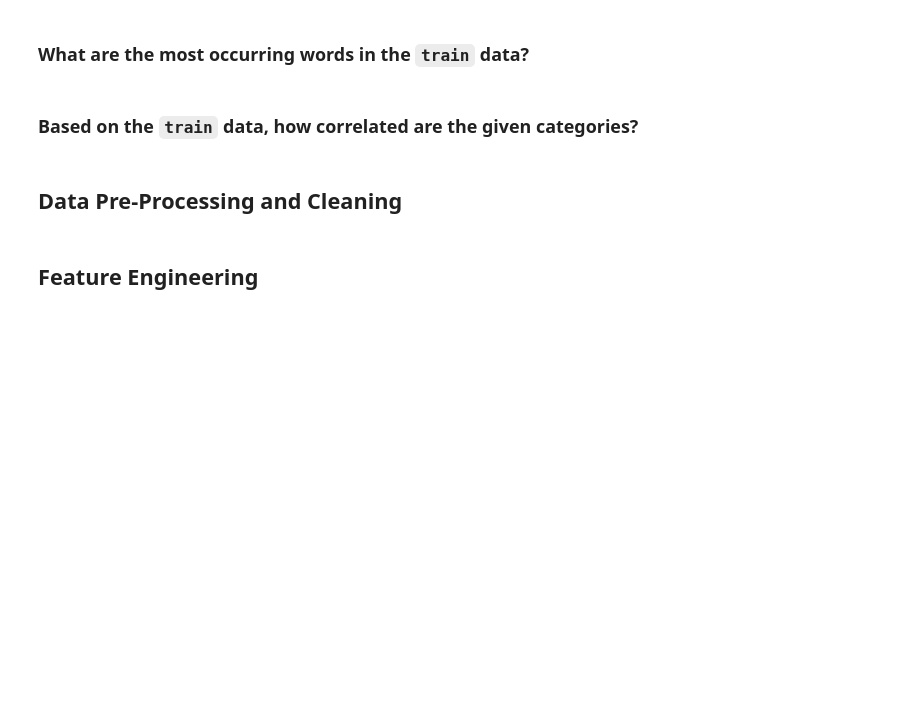
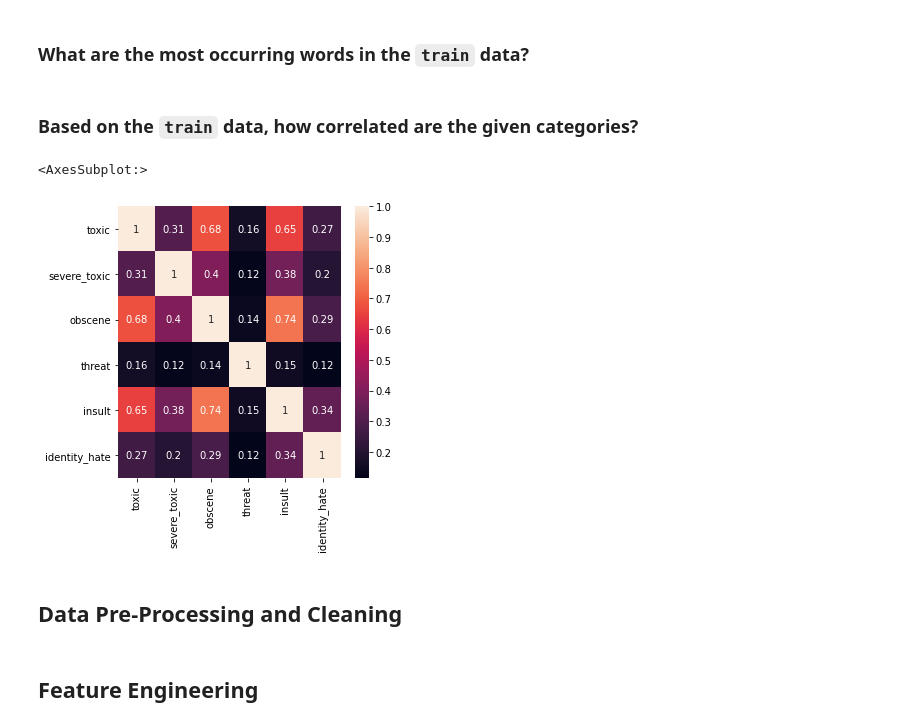
Before and after one commit to francheska-vicente/stintsy-project, a Jupyter notebook: ToxicComment_S13_Group8.ipynb, the cells around one changed output. Drawn from its saved outputs; the diff is of its cells as text; code cells hidden in the pictures; blank space fills up the shorter version.

```diff
--- a/ToxicComment_S13_Group8.ipynb
+++ b/ToxicComment_S13_Group8.ipynb
@@ -83,6 +85,13 @@ To answer these questions, we used numerical summaries. Additionally, we used vi
 ### What are the most occurring words in the `train` data?
 # %% [markdown]
 ### Based on the `train` data, how correlated are the given categories?
+# %%
+plt.figure (figsize = (5, 5))
+correlation = train.corr()
+sns.heatmap (data = correlation, xticklabels = correlation.columns.values, yticklabels = correlation.columns.values, annot=True)
+# %% [output]
+<AxesSubplot:>
+[figure, added]
 # %% [markdown]
 ## Data Pre-Processing and Cleaning
 # %% [markdown]
```
Also changed, not shown: parts of 3 cells of this notebook.
